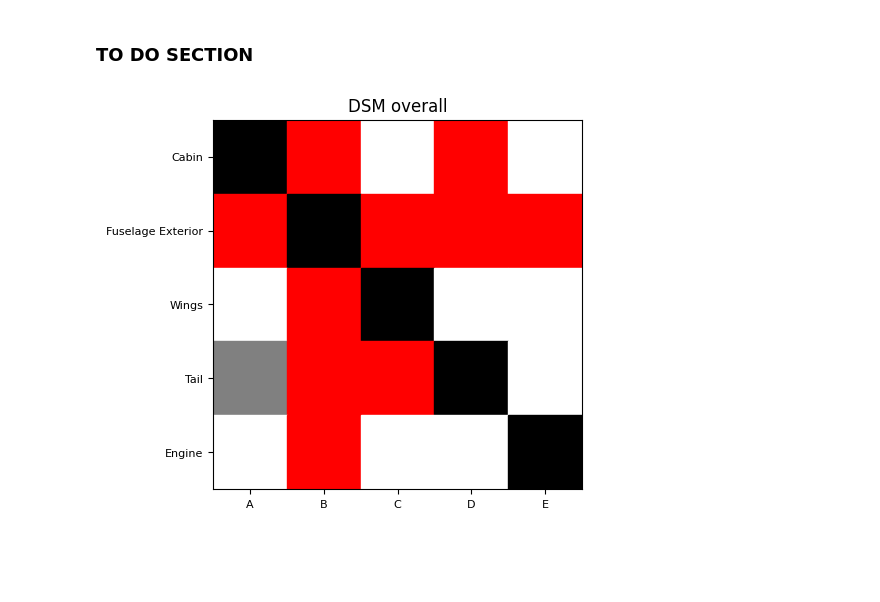
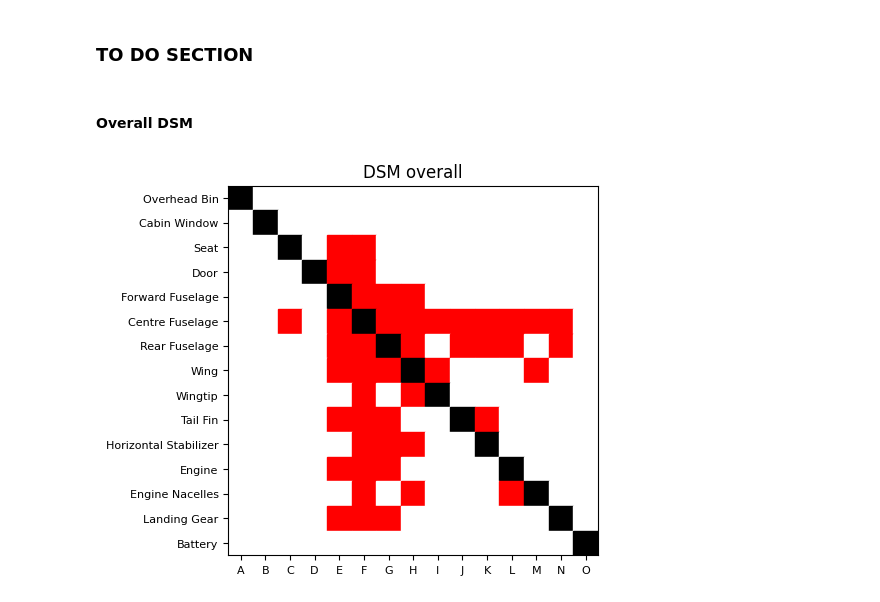
Before and after one commit to hunchongtan/Hoverfly_SUTD, a Jupyter notebook: chap4.ipynb, the cells around one changed output. Drawn from its saved outputs; the diff is of its cells as text; code cells hidden in the pictures; blank space fills up the shorter version.

```diff
--- a/chap4.ipynb
+++ b/chap4.ipynb
@@ -32,10 +32,10 @@ Dear user, please input different input settings to generate the best Design Str
 For comment lists, use ''.join(comment_list) to convert the list to a string.
 '''
 setting_1 = [youtube, reddit]
-setting_2 = [textbook]
+setting_2 = [brochure]
 setting_3 = [brochure, wikipedia]
-setting_4 = [textbook, youtube, reddit]
-setting_5 = [textbook, brochure, youtube]
+setting_4 = [textbook, wikipedia, youtube]
+setting_5 = [textbook, brochure, wikipedia, youtube, reddit]
 # %% [markdown]
 ### RUN AS INTENDED (DO NOT CHANGE ANYTHING.)
 # %% [markdown]
@@ -158,13 +159,13 @@ def private_query(setting, number):
         # MMR focuses on balancing relevance and diversity.
         # "k": the total number of documents to retrieve.
         # "fetch_k": number of documents to fetch from the database for each round of selection.
-        retriever=vectordb.as_retriever(search_type="mmr", search_kwargs={"k": 20, "fetch_k": 10}),
+        retriever=vectordb.as_retriever(search_type="mmr", search_kwargs={"k": 20, "fetch_k": 20}),
         return_source_documents=True
         )
 
     """ Ready to use GPT """
-    question = f"Based solely on the dataset, list ten distinct main components that constitute {search_terms}."
-    template = " Express the answer only as a Python list with strictly a non-descriptive physical component (do not add numbering). Do not output anything else. If you don't know the answer, strictly state 'Unsure' for each component instead of making up an answer."
+    question = f"Identify as many distinct main {search_terms} components that make up a {search_terms}."
+    template = " Express the answer only as a Python list with a non-descriptive component (do not add numbering). Do not output anything else. If you don't know the answer, strictly state 'Unsure' for each component instead of making up an answer."
 
     prompt = question + template
     result = qa_chain({"query": prompt})
@@ -246,8 +247,9 @@ def auto_DSM(components, setname):
         reader = csv.reader(csvfile)
         matrix = list(reader)
 
-    for i, component_a in enumerate(components):
-        for j, component_b in enumerate(components):
+    for i in range(len(components)):
+        element_a = components[i]
+        for j in range(len(components)):
             if i == j:
                 continue  # Skip diagonal cells
             element_a = components[i]
@@ -256,8 +258,8 @@ def auto_DSM(components, setname):
 
             client = OpenAI()
 
-            question = f"Are {element_a} and {element_b} {linkage_type} linked? State 'Yes' or 'No' or 'Unsure'."
-            template = " Do not output with full stops. If you don't know the answer, strictly state 'Unsure' instead of making up an answer."
+            question = f"Are {element_a} and {element_b} {linkage_type} linked? Strictly state 'Yes' or 'No' or 'Unsure'."
+            template = " Do not output with full stops. Do not output anything else. If you don't know the answer, strictly state 'Unsure' instead of making up an answer or leaving empty."
             prompt = question + template
 
             chat_completion = client.chat.completions.create(
@@ -266,7 +268,6 @@ def auto_DSM(components, setname):
                 temperature=0.5,
             )
             result = chat_completion.choices[0].message.content
-
             matrix[i+1][j+1] = result
 
     """ Write the filled matrix back to CSV """
@@ -278,13 +279,13 @@ def auto_DSM(components, setname):
 """ Auto-fill DSM """
 setnames = ['setting_1', 'setting_2', 'setting_3', 'setting_4', 'setting_5']
 
-for setname in setnames:
+for i in range(len(setnames)):
     with open("support/%s/DSM/Setting %s.pkl" % (search_terms, i+1), "rb") as f:
         componentstr = pickle.load(f)
         components = ast.literal_eval(componentstr)
 
-    auto_DSM(components, setname)
-    print("DSM for", setname, "is complete.")
+    auto_DSM(components, setnames[i])
+    print("DSM for", setnames[i], "is complete.")
 # %% [output]
 DSM for setting_1 is complete.
 DSM for setting_2 is complete.
@@ -356,14 +357,18 @@ setting_5
 # %% [markdown]
 ### TO DO SECTION
+# %% [markdown]
+#### Overall DSM
 # %%
 '''
-Dear user, analyse the different DSMs and come up with 5 components that best represent the product.
+Dear user, analyse the different DSMs and come up with 15 components that best represent the product.
 '''
-components = ['Cabin', 'Fuselage Exterior', 'Wings', 'Tail', 'Engine']
+components = ['Overhead Bin', 'Cabin Window', 'Seat', 'Door', 'Forward Fuselage', \
+            'Centre Fuselage', 'Rear Fuselage', 'Wing', 'Wingtip', 'Tail Fin', \
+            'Horizontal Stabilizer', 'Engine', 'Engine Nacelles', 'Landing Gear', 'Battery']
 
 pickle.dump(components, open("support/%s/DSM/overall.pkl" % search_terms, "wb"))
 empty_csv_matrix(components, f'support/{search_terms}/DSM/overall.csv')
 auto_DSM(components, 'overall')
 DSM_display(f'support/{search_terms}/DSM/overall.csv', 'overall')
 # %% [output]
-[figure, old version]
+[figure, new version]
```
Also changed, not shown: parts of 3 cells of this notebook, 40 other files.
